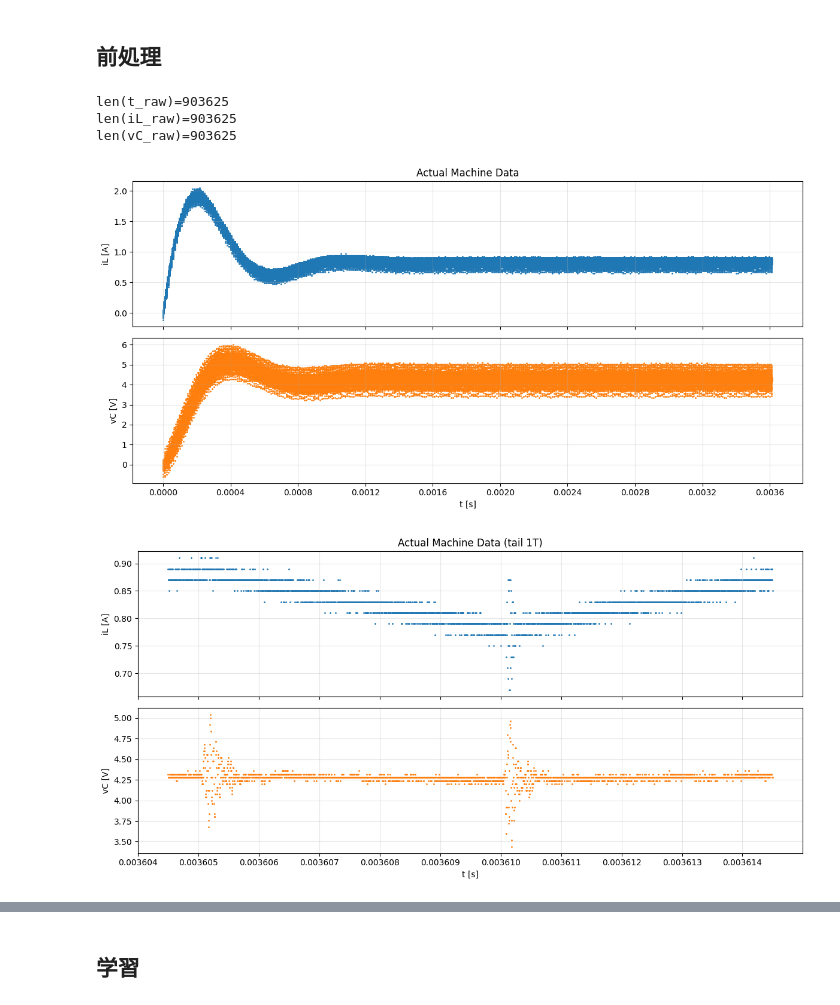
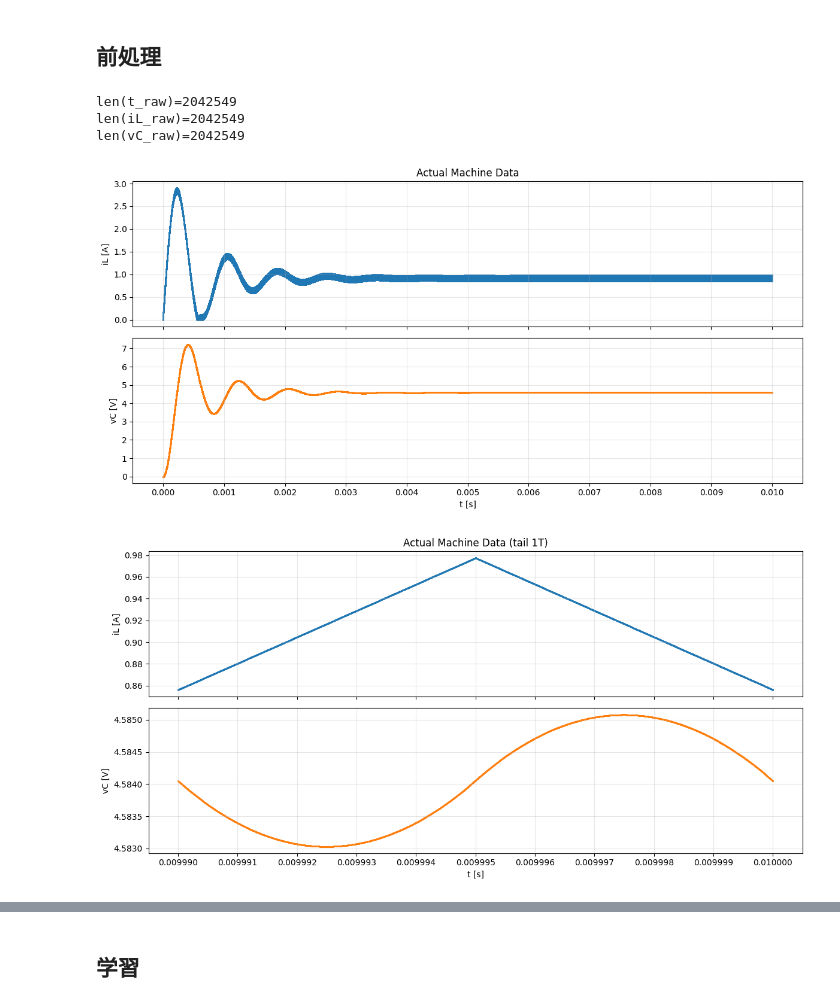
Before and after one commit to University-Laboratory/rnn-pann, a Jupyter notebook: actual_machine_notebooks/note5/note.ipynb, the cells around one changed output, grey strips where cells are left out. Cells and saved outputs as stored; diff of their text form; code cells hidden in the pictures.

```diff
--- a/actual_machine_notebooks/note5/note.ipynb
+++ b/actual_machine_notebooks/note5/note.ipynb
@@ -40,7 +40,8 @@ keep_log: bool = False
 
 @dataclass(frozen=True)
 class Params:
-    data_path: str = path_list.path2
+    # data_path: str = path_list.path2
+    data_path: str = "../../data/ltspice_sim/ltspice_sim_data.csv"
 
     # 真値パラメータ
     L_true: float = 223.6e-6
@@ -84,44 +85,51 @@ if keep_log:
 ## 前処理
 # %%
 # データの読み込み
-df = pd.read_csv(params.data_path, skiprows=20)
+df = pd.read_csv(params.data_path)
+# df = pd.read_csv(params.data_path, skiprows=20)
 
-mask: np.ndarray = df["TIME"].to_numpy(dtype=np.float64) >= -0.000080
-t_raw_full: np.ndarray = df.loc[mask, "TIME"].to_numpy(dtype=np.float64)  # 秒
+mask: np.ndarray = df["t"].to_numpy(dtype=np.float64) >= -0.0
+# mask: np.ndarray = df["t"].to_numpy(dtype=np.float64) >= -0.000080
+t_raw_full: np.ndarray = df.loc[mask, "t"].to_numpy(dtype=np.float64)  # 秒
 t_raw: np.ndarray = t_raw_full - t_raw_full[0]
-iL_raw: np.ndarray = df.loc[mask, "CH2"].to_numpy(dtype=np.float64)  # A
-vC_raw: np.ndarray = df.loc[mask, "CH1"].to_numpy(dtype=np.float64)  # V
+iL_raw: np.ndarray = df.loc[mask, "iL"].to_numpy(dtype=np.float64)  # A
+vC_raw: np.ndarray = df.loc[mask, "vC"].to_numpy(dtype=np.float64)  # V
+# mask: np.ndarray = df["TIME"].to_numpy(dtype=np.float64) >= -0.000080
+# t_raw_full: np.ndarray = df.loc[mask, "TIME"].to_numpy(dtype=np.float64)  # 秒
+# t_raw: np.ndarray = t_raw_full - t_raw_full[0]
+# iL_raw: np.ndarray = df.loc[mask, "CH2"].to_numpy(dtype=np.float64)  # A
+# vC_raw: np.ndarray = df.loc[mask, "CH1"].to_numpy(dtype=np.float64)  # V
 
 print(f"{len(t_raw)=}")
 print(f"{len(iL_raw)=}")
 print(f"{len(vC_raw)=}")
 
 fig_list = plot_iLvC(
     t_raw,
     iL_raw,
     vC_raw,
     T=1 / params.f_sw,
     title="Actual Machine Data",
     show_tail=(1,),
     plot_style="scatter",  # 点で描画
     marker=".",
     markersize=2.0,
 )
 
 if keep_log:
     for i, (fig, _) in enumerate(fig_list):
         save_figure_to_log(
             fig,
             f"実機データ(加工前)_{i}",
             result_dir,
             "実機データ(加工前)" if i == 0 else None,
         )
 # %% [output]
-len(t_raw)=903625
-len(iL_raw)=903625
-len(vC_raw)=903625
+len(t_raw)=2042549
+len(iL_raw)=2042549
+len(vC_raw)=2042549
-[figure, old version]
+[figure, new version]
-[figure, old version]
+[figure, new version]
 # %%
 # Duty
 window = t_raw > t_raw[-1] - params.T * 10
```
Also changed, not shown: parts of 14 cells of this notebook, 10 other files.
